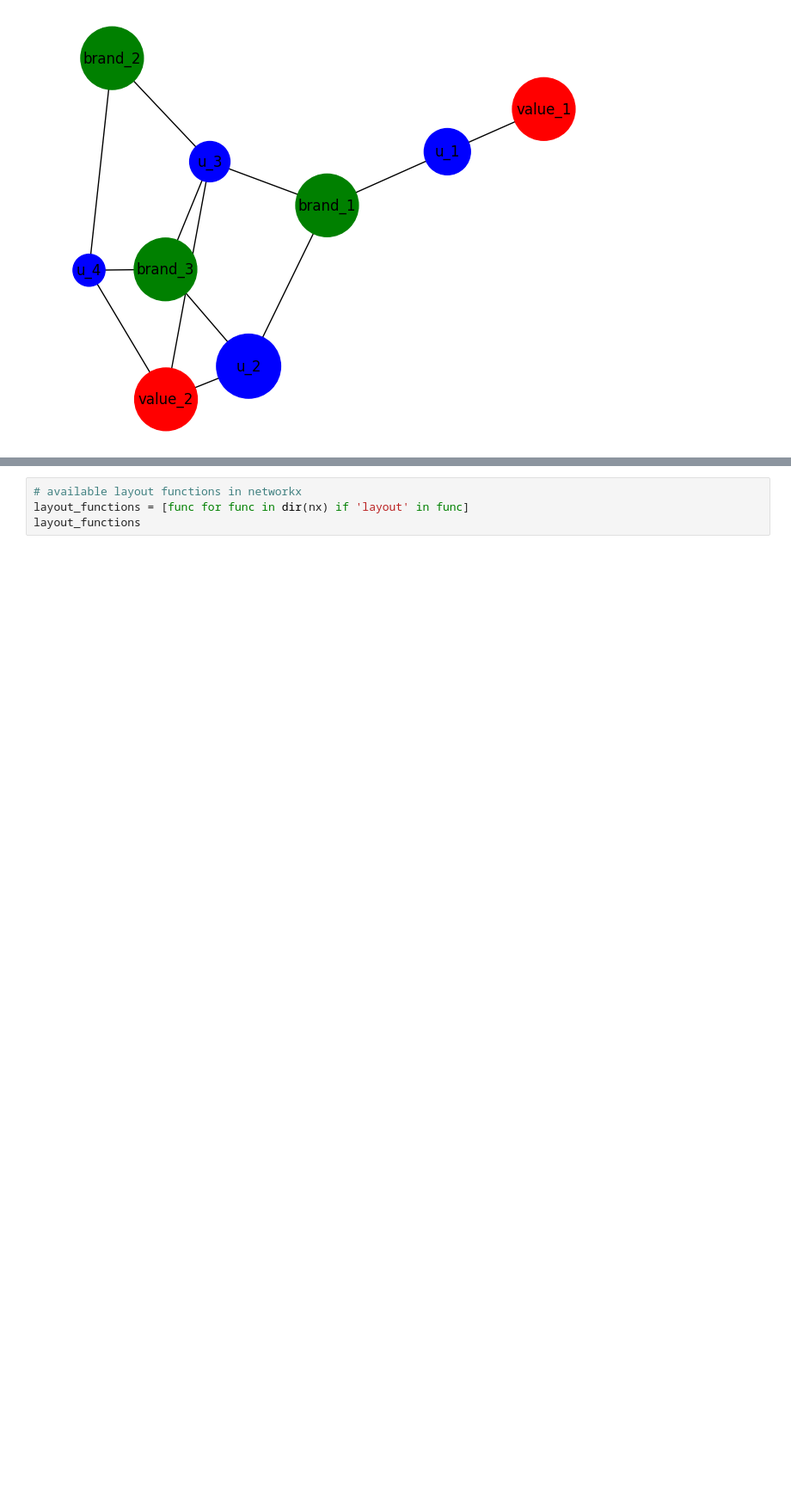
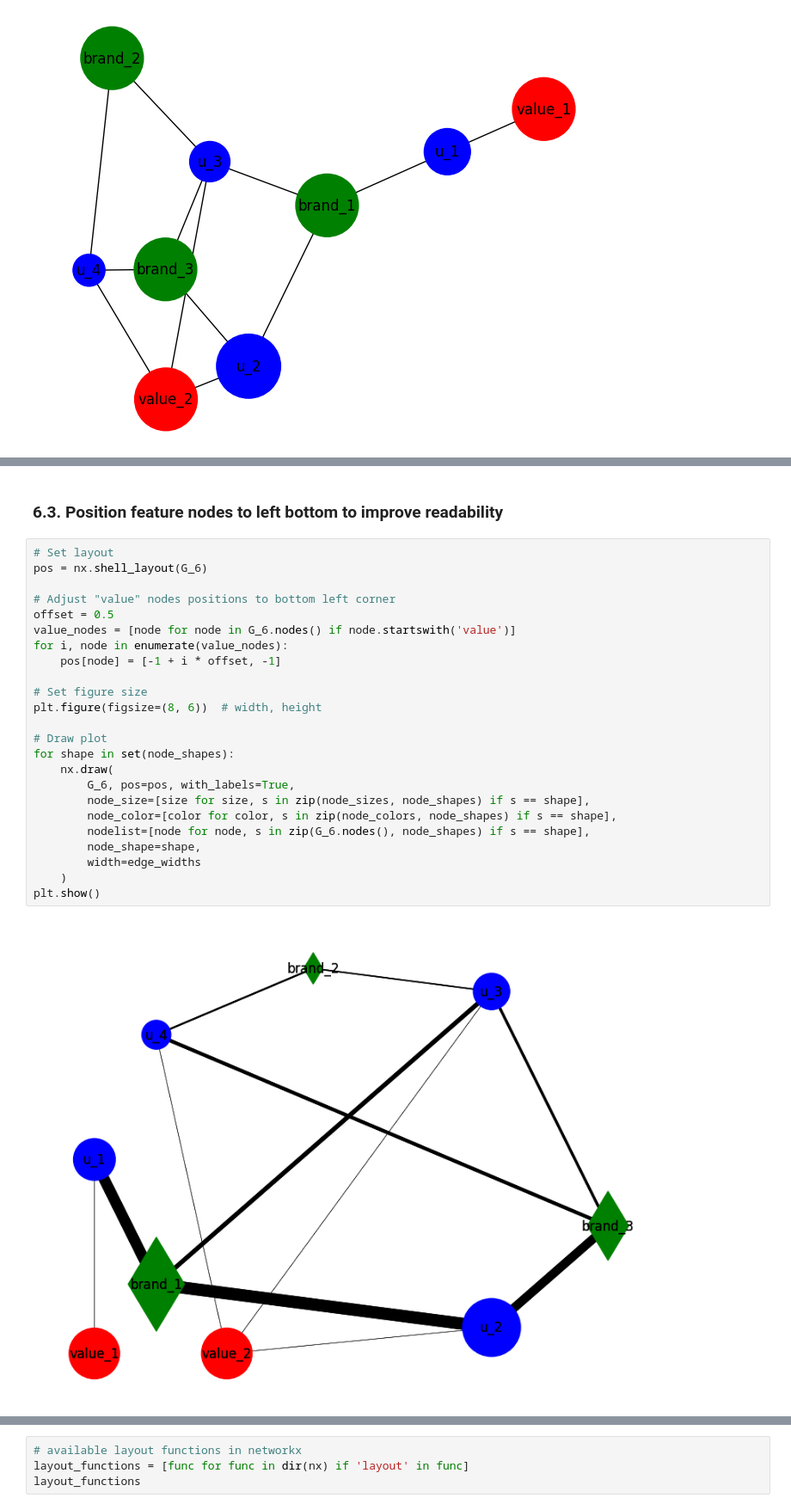
Before and after one commit to argythana/uoa_py_course, a Jupyter notebook: lectures_07_12_pandas_scikit/lecture_08_EDA_plots/r4m_network_graphs/network_graphs_tutorial.ipynb, the cells around one changed output, grey strips where cells are left out. Shown at 86% size. Cells and saved outputs as stored; diff of their text form; blank space fills up the shorter version.

```diff
--- a/lectures_07_12_pandas_scikit/lecture_08_EDA_plots/r4m_network_graphs/network_graphs_tutorial.ipynb
+++ b/lectures_07_12_pandas_scikit/lecture_08_EDA_plots/r4m_network_graphs/network_graphs_tutorial.ipynb
@@ -463,0 +659,28 @@ plt.show()
+# %% [markdown]
+### 6.3. Position feature nodes to left bottom to improve readability
+# %%
+# Set layout
+pos = nx.shell_layout(G_6)
+
+# Adjust "value" nodes positions to bottom left corner
+offset = 0.5
+value_nodes = [node for node in G_6.nodes() if node.startswith('value')]
+for i, node in enumerate(value_nodes):
+    pos[node] = [-1 + i * offset, -1]
+
+# Set figure size
+plt.figure(figsize=(8, 6))  # width, height
+
+# Draw plot
+for shape in set(node_shapes):
+    nx.draw(
+        G_6, pos=pos, with_labels=True,
+        node_size=[size for size, s in zip(node_sizes, node_shapes) if s == shape],
+        node_color=[color for color, s in zip(node_colors, node_shapes) if s == shape],
+        nodelist=[node for node, s in zip(G_6.nodes(), node_shapes) if s == shape],
+        node_shape=shape,
+        width=edge_widths
+    )
+plt.show()
+# %% [output]
+[figure, added]
```
Also changed, not shown: parts of 17 cells of this notebook, 1 other file.
